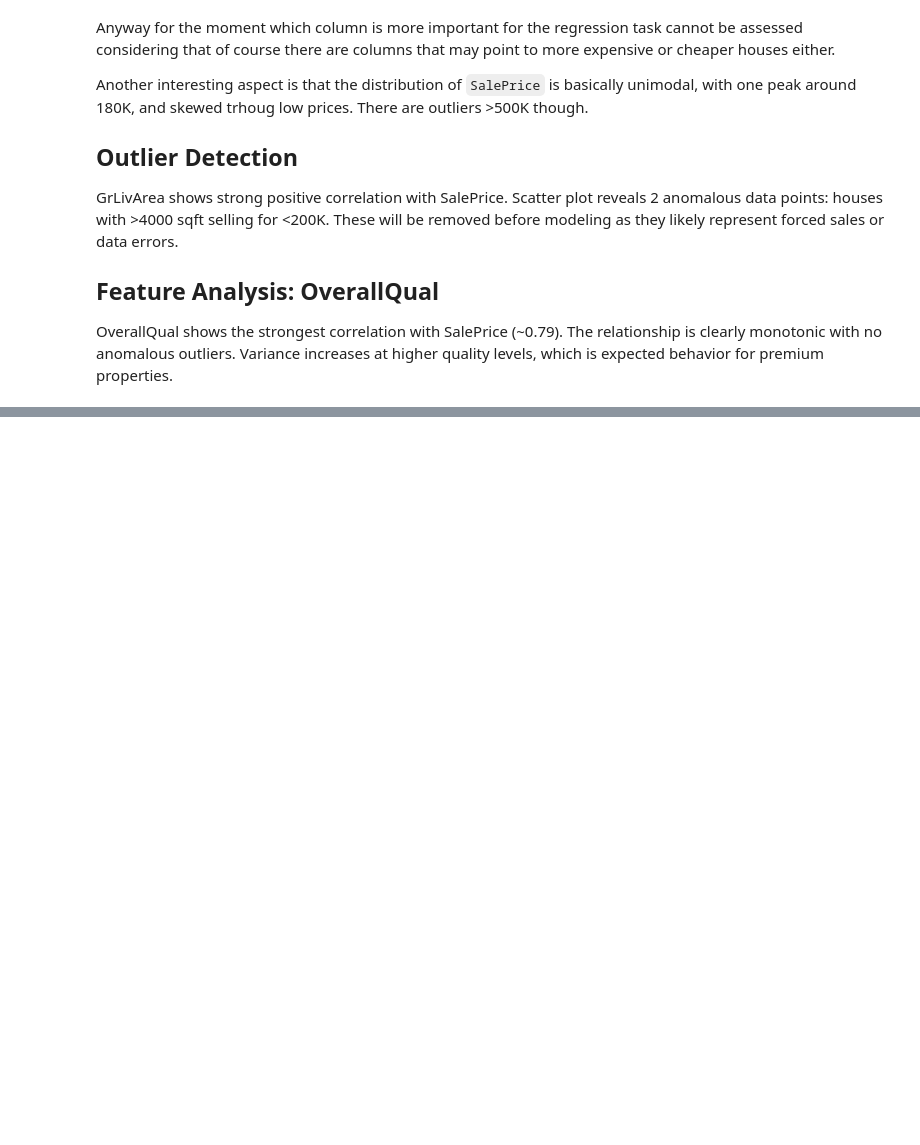
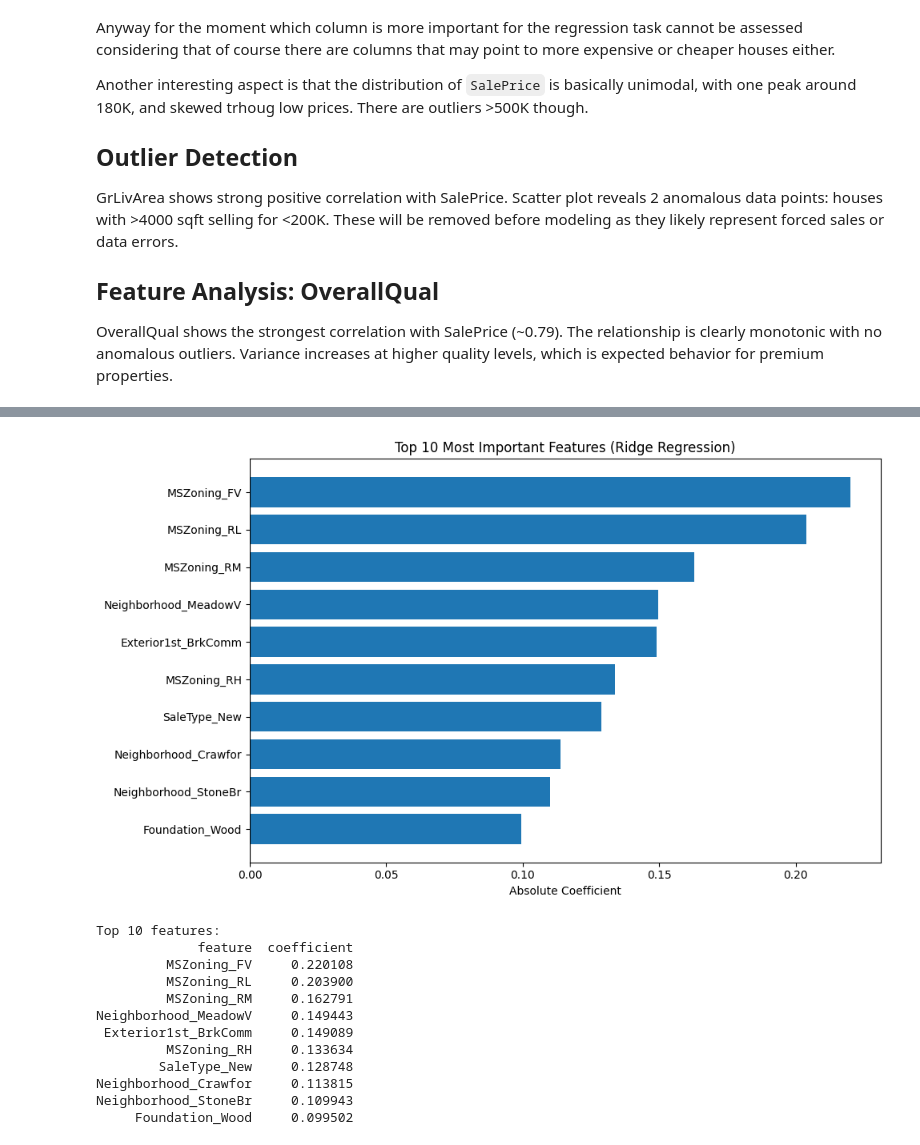
Before and after one commit to fabiogrillo/iris-classification, a Jupyter notebook: HousePrices-Project/house_prices.ipynb, the cells around one changed output, grey strips where cells are left out. Cells and saved outputs as stored; diff of their text form; code cells hidden in the pictures; blank space fills up the shorter version.

```diff
--- a/HousePrices-Project/house_prices.ipynb
+++ b/HousePrices-Project/house_prices.ipynb
@@ -179,0 +555,33 @@ OverallQual shows the strongest correlation with SalePrice (~0.79). The relation
+# %%
+# === TOP 10 FEATURE IMPORTANCE ===
+ridge_model = models['ridge_regression']
+coef_df = pd.DataFrame({
+    'feature': X_train_scaled.columns,
+    'coefficient': np.abs(ridge_model.coef_)
+}).sort_values('coefficient', ascending=False).head(10)
+
+plt.figure(figsize=(10,6))
+plt.barh(coef_df['feature'], coef_df['coefficient'])
+plt.xlabel('Absolute Coefficient')
+plt.title('Top 10 Most Important Features (Ridge Regression)')
+plt.gca().invert_yaxis()
+plt.tight_layout()
+plt.savefig('figures/feature_importance.png')
+plt.show()
+
+print("Top 10 features:")
+print(coef_df.to_string(index=False))
+# %% [output]
+[figure, added]
+Top 10 features:
+             feature  coefficient
+         MSZoning_FV     0.220108
+         MSZoning_RL     0.203900
+         MSZoning_RM     0.162791
+Neighborhood_MeadowV     0.149443
+ Exterior1st_BrkComm     0.149089
+         MSZoning_RH     0.133634
+        SaleType_New     0.128748
+Neighborhood_Crawfor     0.113815
+Neighborhood_StoneBr     0.109943
+     Foundation_Wood     0.099502
```
Also changed, not shown: parts of 23 cells of this notebook, 17 other files.
